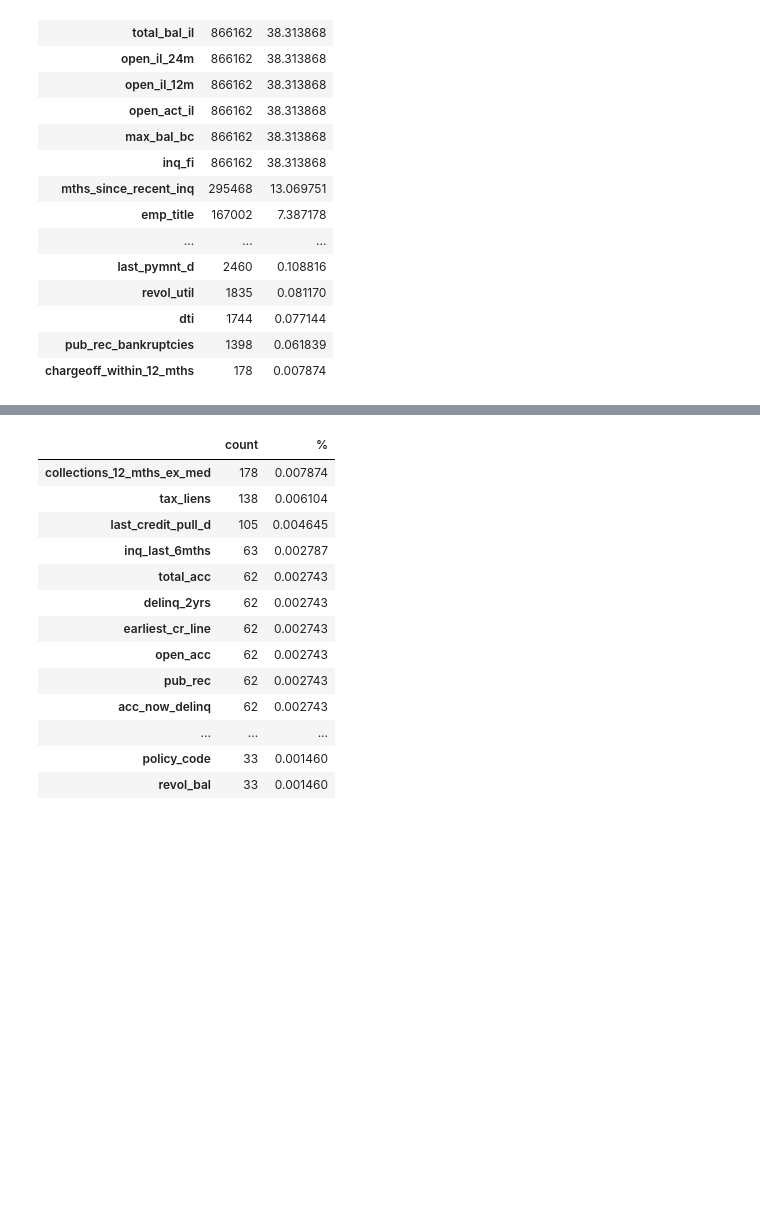
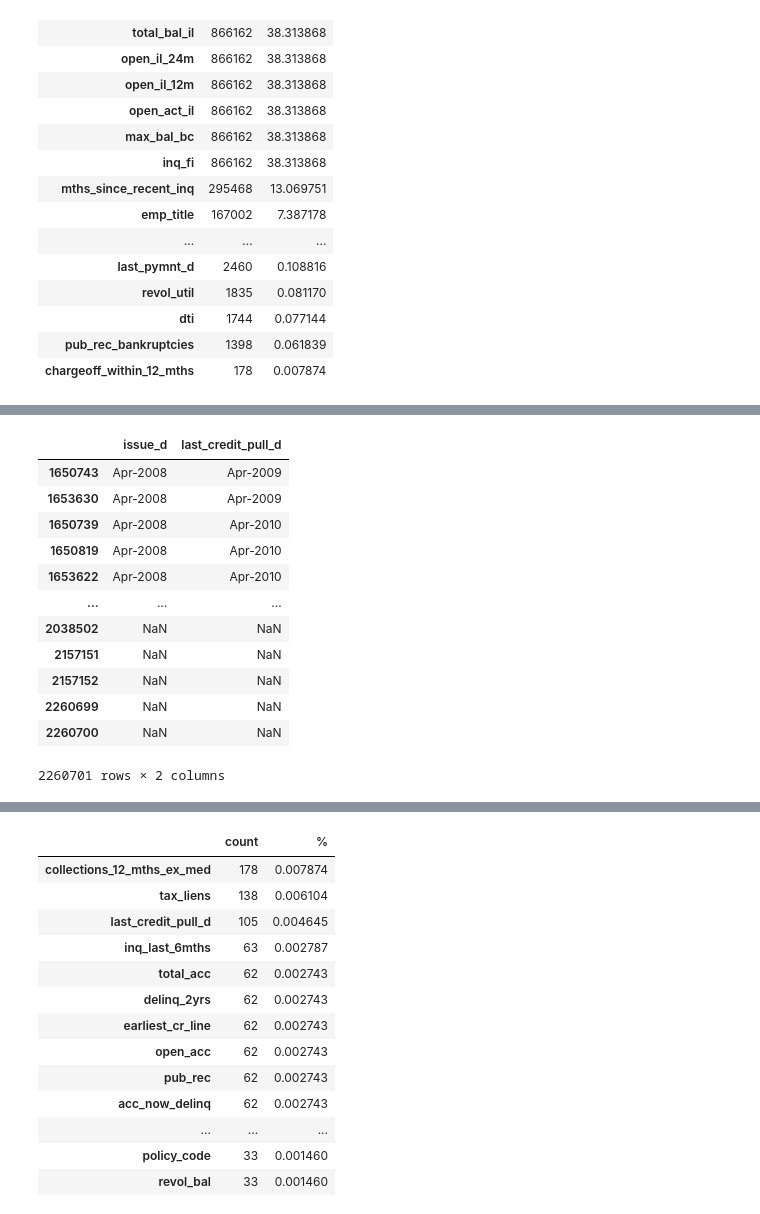
Before and after one commit to somayehY/SomayeYoussefi, a Jupyter notebook: LendingClub/LendingClub_DataWrangling.ipynb, the cells around one changed output, grey strips where cells are left out. Drawn from its saved outputs; the diff is of its cells as text; code cells hidden in the pictures; blank space fills up the shorter version.

```diff
--- a/LendingClub/LendingClub_DataWrangling.ipynb
+++ b/LendingClub/LendingClub_DataWrangling.ipynb
@@ -202,0 +275,18 @@ Name: hardship_loan_status, dtype: int64
+# %%
+# Should we keep "last_credit_pull_d"? Does it refer to before loan approval/rejection? To find out I looked at the two columns.
+
+df.loc[:, ['issue_d', 'last_credit_pull_d']].sort_values(["issue_d", "last_credit_pull_d"], ascending=True)
+# %% [output]
+|  | issue_d | last_credit_pull_d |
+| 1650743 | Apr-2008 | Apr-2009 |
+| 1653630 | Apr-2008 | Apr-2009 |
+| 1650739 | Apr-2008 | Apr-2010 |
+| 1650819 | Apr-2008 | Apr-2010 |
+| 1653622 | Apr-2008 | Apr-2010 |
+| ... | ... | ... |
+| 2038502 | NaN | NaN |
+| 2157151 | NaN | NaN |
+| 2157152 | NaN | NaN |
+| 2260699 | NaN | NaN |
+| 2260700 | NaN | NaN |
+2260701 rows × 2 columns
```
Also changed, not shown: parts of 60 cells of this notebook.
